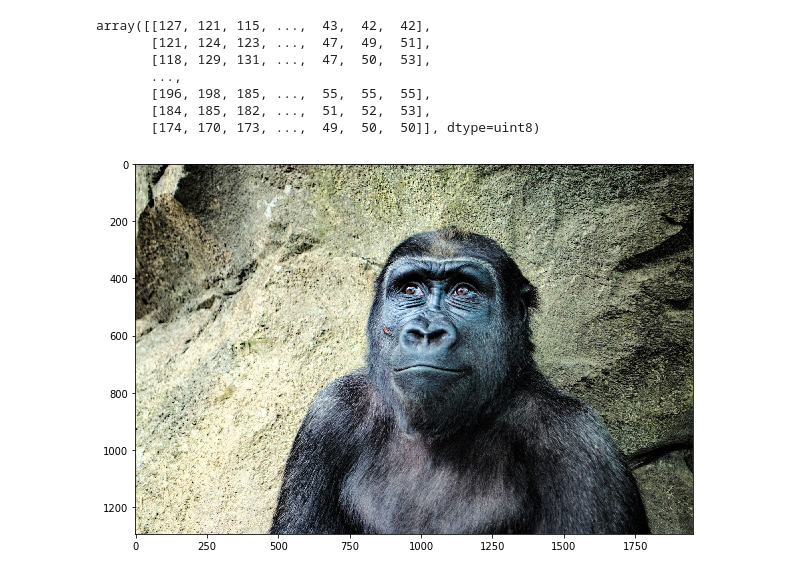
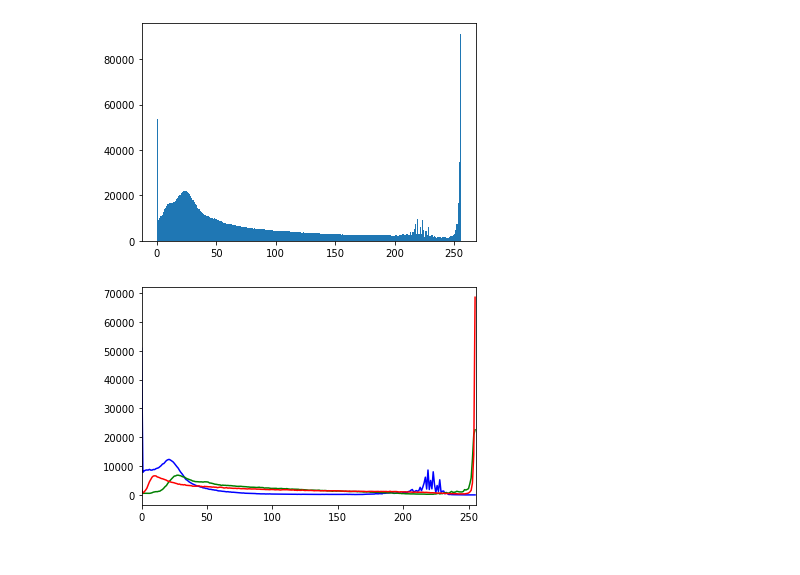
Before and after one commit to 7yadavsaloni/Image-Processing-and-Recognition, a Jupyter notebook: Histograms/Histograms.ipynb, the cells around one changed output. Cells and saved outputs as stored; diff of their text form; code cells hidden in the pictures.

```diff
--- a/Histograms/Histograms.ipynb
+++ b/Histograms/Histograms.ipynb
@@ -93,9 +38,0 @@ plt.show()
-# %%
-img = dark_horse
-color = ('b','g','r')
-for i,col in enumerate(color):
-    histr = cv2.calcHist([img],[i],None,[256],[0,256])
-    plt.plot(histr,color = col)
-    plt.xlim([0,256])
-plt.title('Dark Horse')
-plt.show()
@@ -104,9 +38,0 @@ plt.show()
-# %%
-img = rainbow
-color = ('b','g','r')
-for i,col in enumerate(color):
-    histr = cv2.calcHist([img],[i],None,[256],[0,256])
-    plt.plot(histr,color = col)
-    plt.xlim([0,256])
-plt.title('Rainbow Image')
-plt.show()
@@ -205,11 +38,0 @@ display(show_gorilla)
-# %%
-# Grab V channel
-hsv[:,:,2]
-# %% [output]
-array([[127, 121, 115, ...,  43,  42,  42],
-       [121, 124, 123, ...,  47,  49,  51],
-       [118, 129, 131, ...,  47,  50,  53],
-       ...,
-       [196, 198, 185, ...,  55,  55,  55],
-       [184, 185, 182, ...,  51,  52,  53],
-       [174, 170, 173, ...,  49,  50,  50]], dtype=uint8)
@@ -218,6 +39,27 @@ hsv[:,:,2] = cv2.equalizeHist(hsv[:,:,2])
-# %%
-# Convert back to RGB to visualize
-eq_color_gorilla = cv2.cvtColor(hsv, cv2.COLOR_HSV2RGB)
-display(eq_color_gorilla)
-# %% [output]
-[figure, removed]
+# %%
+import cv2
+import numpy as np
+
+# We need to import matplotlib to create our histogram plots
+from matplotlib import pyplot as plt
+
+image = cv2.imread('images/tobago.jpg')
+
+histogram = cv2.calcHist([image], [0], None, [256], [0, 256])
+
+# We plot a histogram, ravel() flatens our image array
+plt.hist(image.ravel(), 256, [0, 256]); plt.show()
+
+# Viewing Separate Color Channels
+color = ('b', 'g', 'r')
+
+# We now separate the colors and plot each in the Histogram
+for i, col in enumerate(color):
+    histogram2 = cv2.calcHist([image], [i], None, [256], [0, 256])
+    plt.plot(histogram2, color = col)
+    plt.xlim([0,256])
+
+plt.show()
+# %% [output]
+[figure, added]
+[figure, added]
```
Also changed, not shown: parts of 51 cells of this notebook.
